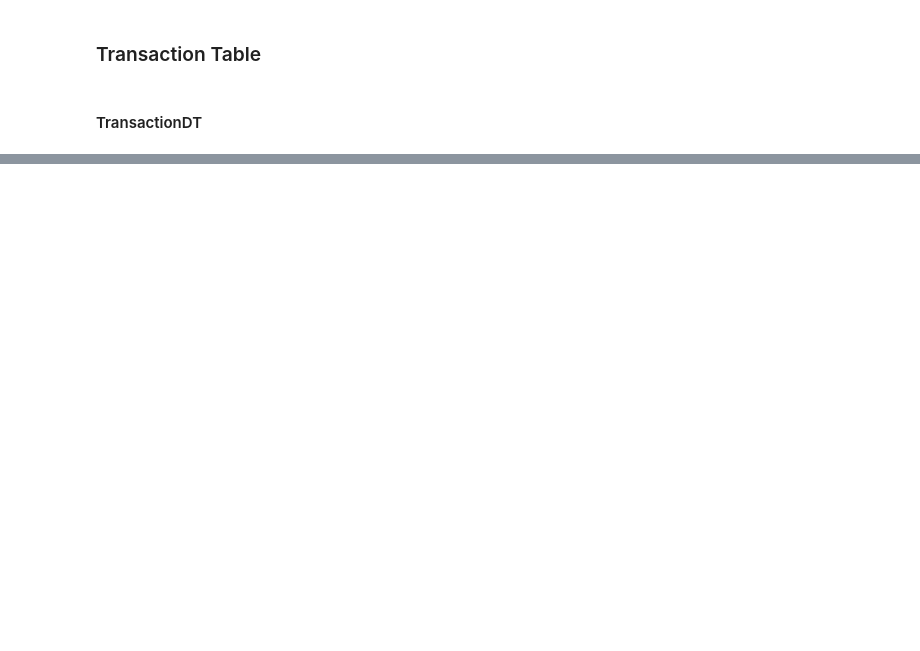
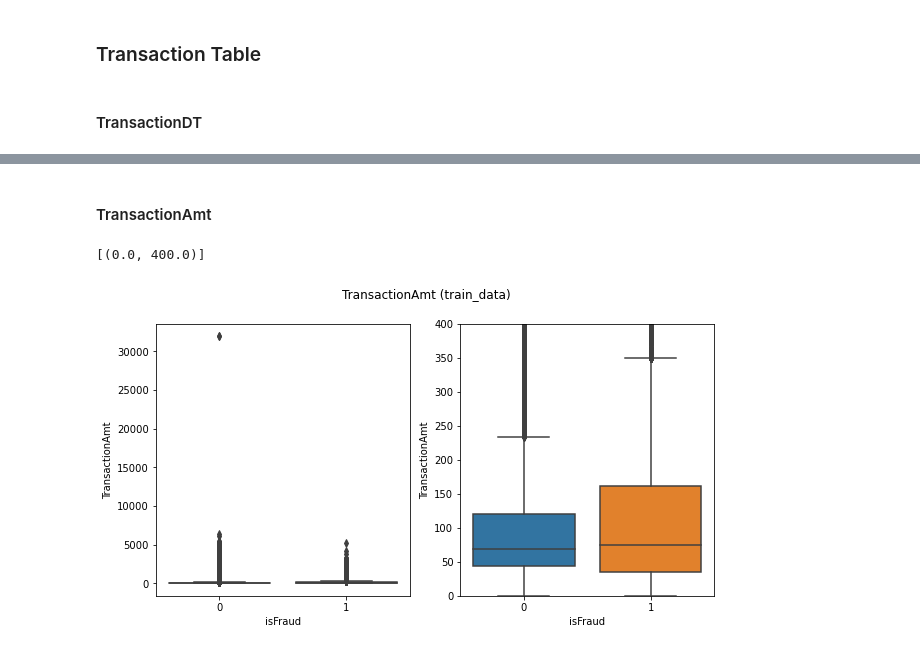
Before and after one commit to 592k/Mini_project-modeling, a Jupyter notebook: src/EDA.ipynb, the cells around one changed output, grey strips where cells are left out. Cells and saved outputs as stored; diff of their text form; code cells hidden in the pictures; blank space fills up the shorter version.

```diff
--- a/src/EDA.ipynb
+++ b/src/EDA.ipynb
@@ -56,0 +322,11 @@ IndexError: too many indices for array: array is 1-dimensional, but 2 were index
+# %% [markdown]
+#### TransactionAmt
+# %%
+fig, axes = plt.subplots(1,2,figsize=(10,5))
+plt.suptitle('TransactionAmt (train_data)')
+
+sns.boxplot(data=train_t, x='isFraud', y='TransactionAmt',ax=axes[0]).set()
+sns.boxplot(data=train_t, x='isFraud', y='TransactionAmt',ax=axes[1]).set(ylim=(0,400))
+# %% [output]
+[(0.0, 400.0)]
+[figure, added]
```
Also changed, not shown: parts of 34 cells of this notebook.
